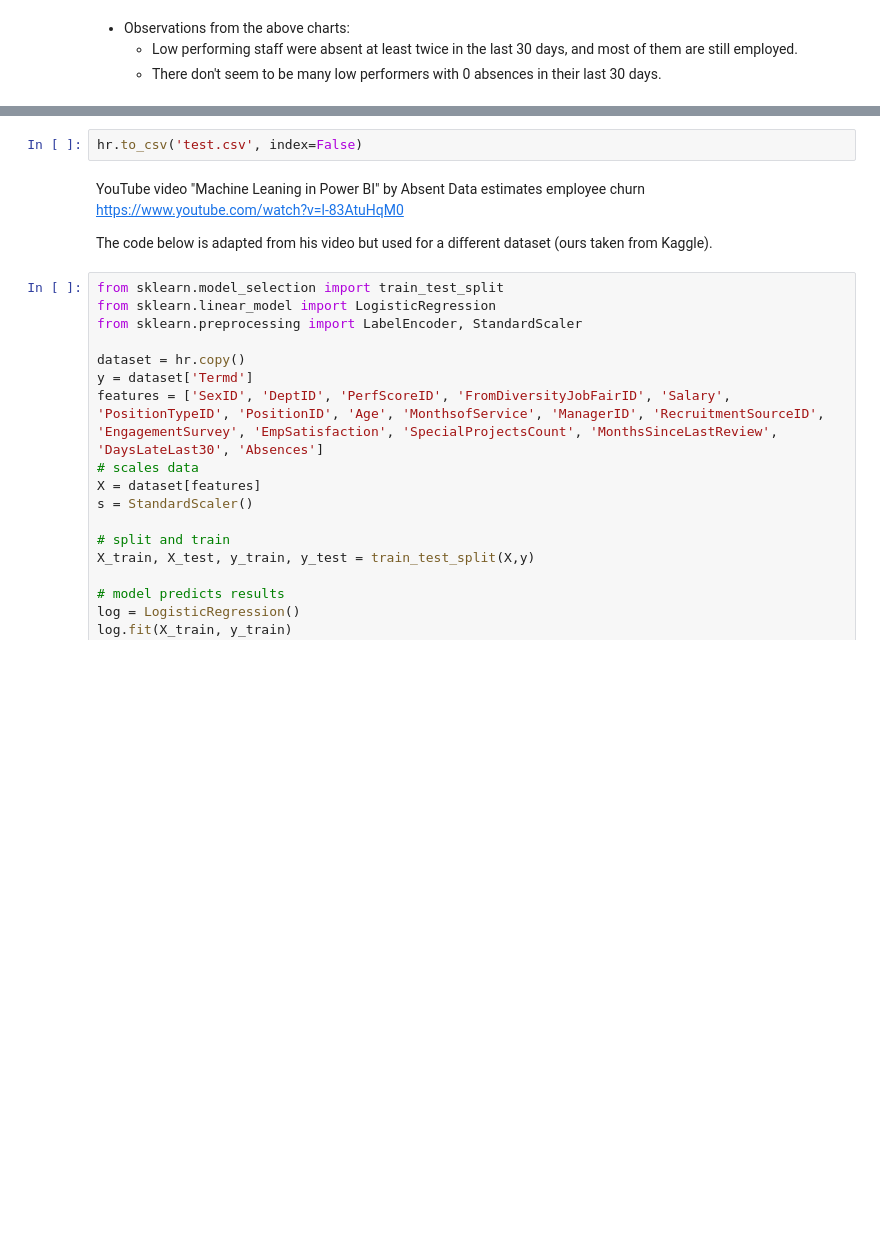
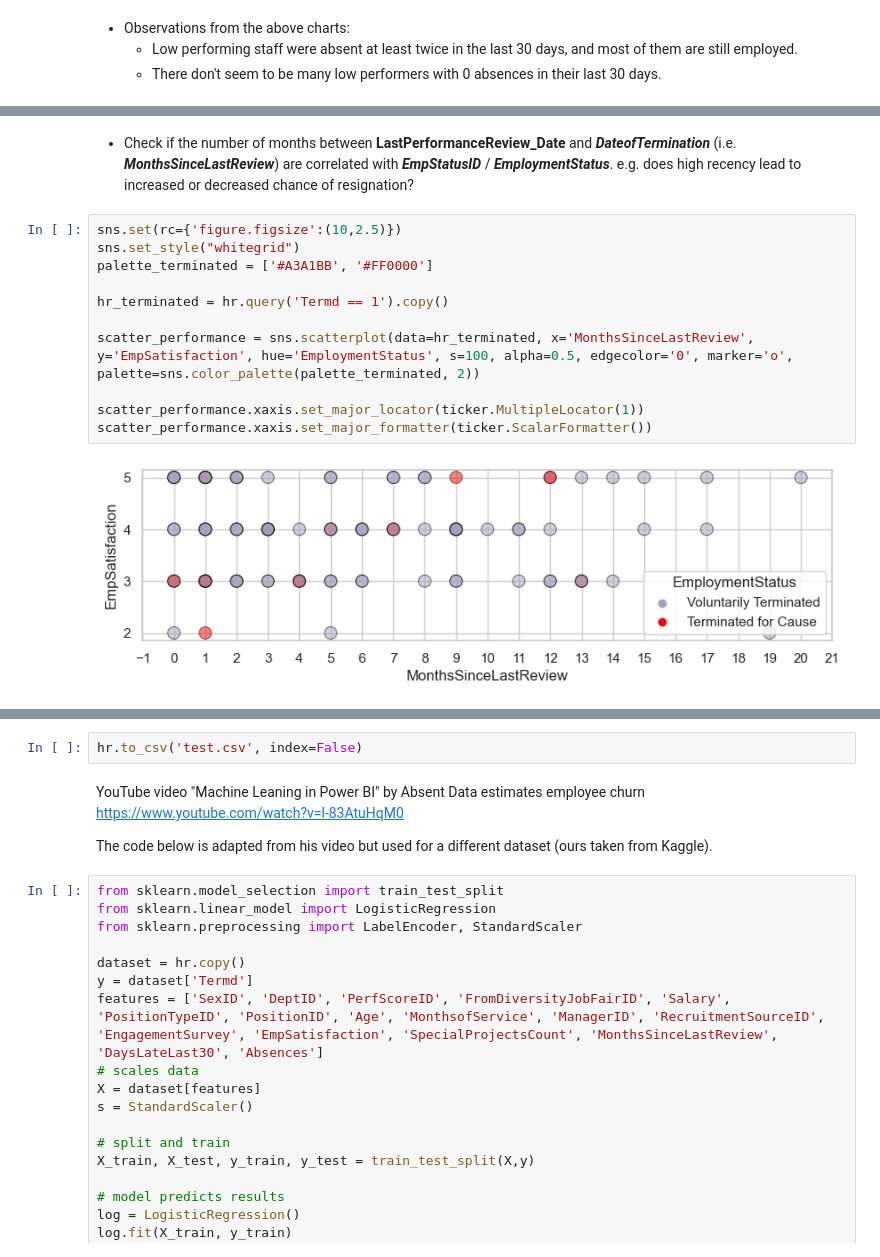
Before and after one commit to makuharistudio/data-visualisation-datasets, a Jupyter notebook: Human Resources/Human Resources.ipynb, the cells around one changed output, grey strips where cells are left out. Cells and saved outputs as stored; diff of their text form; blank space fills up the shorter version.

```diff
--- a/Human Resources/Human Resources.ipynb
+++ b/Human Resources/Human Resources.ipynb
@@ -1060,0 +1007,15 @@ Here's an overview of the quantitative variables.
+# %% [markdown]
+* Check if the number of months between **LastPerformanceReview_Date** and _**DateofTermination**_ (i.e. _**MonthsSinceLastReview**_) are correlated with _**EmpStatusID**_ / _**EmploymentStatus**_. e.g. does high recency lead to increased or decreased chance of resignation?
+# %%
+sns.set(rc={'figure.figsize':(10,2.5)})
+sns.set_style("whitegrid")
+palette_terminated = ['#A3A1BB', '#FF0000']
+
+hr_terminated = hr.query('Termd == 1').copy()
+
+scatter_performance = sns.scatterplot(data=hr_terminated, x='MonthsSinceLastReview', y='EmpSatisfaction', hue='EmploymentStatus', s=100, alpha=0.5, edgecolor='0', marker='o', palette=sns.color_palette(palette_terminated, 2))
+
+scatter_performance.xaxis.set_major_locator(ticker.MultipleLocator(1))
+scatter_performance.xaxis.set_major_formatter(ticker.ScalarFormatter())
+# %% [output]
+[figure, added]
```
Also changed, not shown: parts of 28 cells of this notebook.
